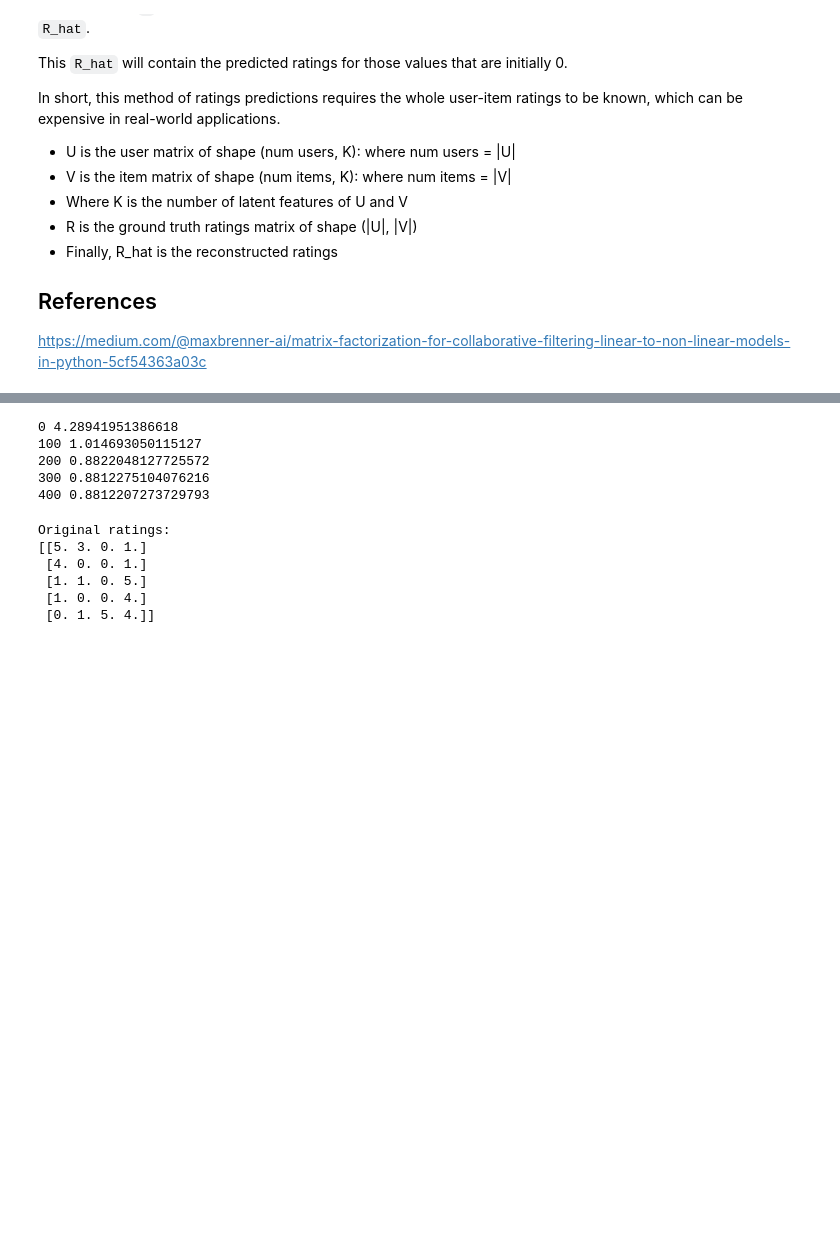
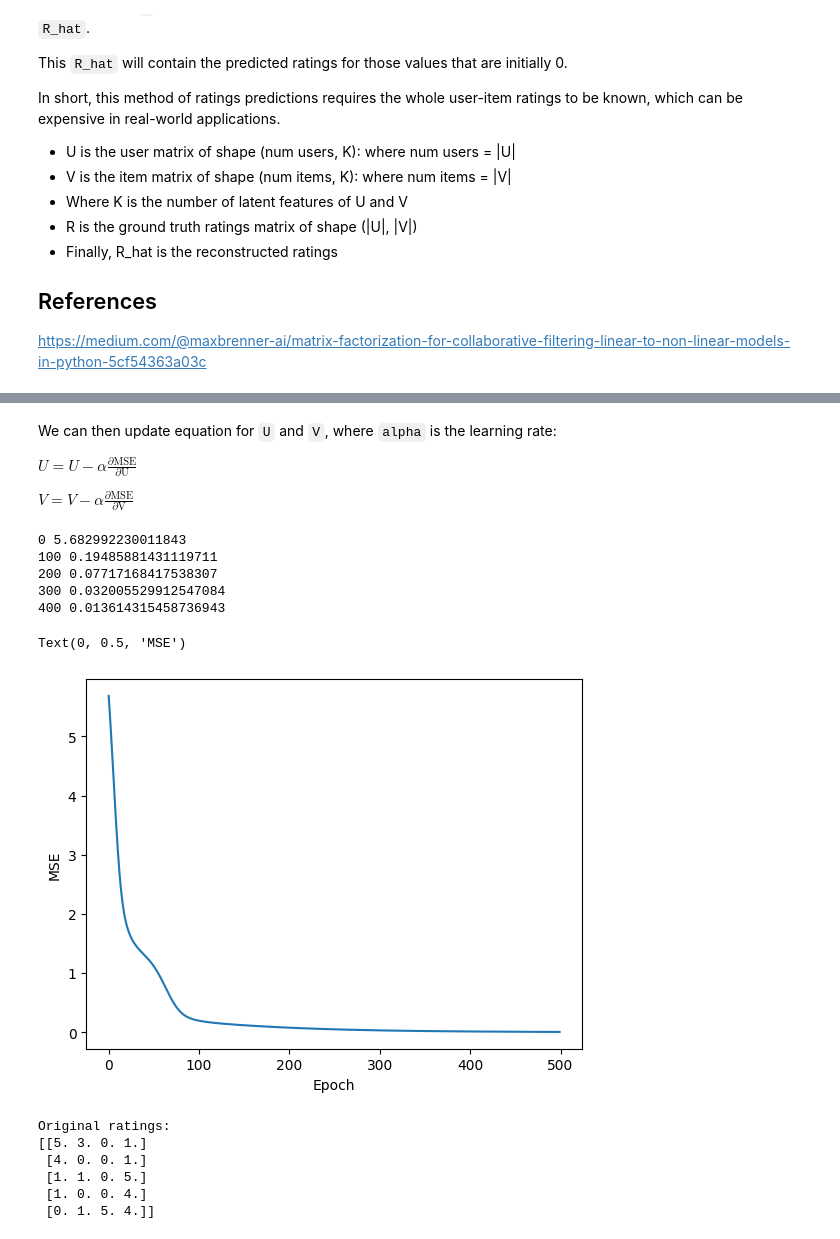
Before and after one commit to alextanhongpin/matrix-factorization, a Jupyter notebook: 09_matrix_factorization.ipynb, the cells around one changed output, grey strips where cells are left out. Cells and saved outputs as stored; diff of their text form; code cells hidden in the pictures; blank space fills up the shorter version.

```diff
--- a/09_matrix_factorization.ipynb
+++ b/09_matrix_factorization.ipynb
@@ -27,6 +28,12 @@ $MSE = \frac{1}{N}\sum^N_{i=1}[R_i-\hat{R_i}]^2$
 In order to calculate the loss, this cost function above must be differentiable:
 
 ![image.png](attachment:fe848011-298a-4944-a43d-91bd412d890a.png)![image.png](attachment:61525b65-2839-4965-b374-8d3f7013598e.png)
+# %% [markdown]
+We can then update equation for `U` and `V`, where `alpha` is the learning rate:
+
+$U = U - \alpha\frac{\partial\text{MSE}}{\partial\text{U}}$
+
+$V = V - \alpha\frac{\partial\text{MSE}}{\partial\text{V}}$
 # %%
 R = np.array(
     [
@@ -49,30 +56,42 @@ U = np.random.rand(n_user, K)
 V = np.random.rand(n_item, K)
 N = n_user * n_item
 
+mse = []
+
 T = 500  # Epochs
 alpha = 0.1  # learning rate
 
 for t in range(T):
     # Reconstruct the rating matrix.
     R_hat = U @ V.T
-
+    mask = R > 0
+    error = (R - R_hat) * mask
     # The loss should decrease over time.
-    loss = np.square(R - R_hat).mean()
+    loss = np.square(error).mean()
+    mse.append(loss)
     if t % 100 == 0:
         print(t, loss)
 
     # The loss for U, V.
-    U_grad = -2.0 / N * (R - R_hat) @ V
-    V_grad = -2.0 / N * (R - R_hat).T @ U
+
+    U_grad = -2.0 / N * (error) @ V
+    V_grad = -2.0 / N * (error).T @ U
 
     U -= alpha * U_grad
     V -= alpha * V_grad
 # %% [output]
-0 4.28941951386618
-100 1.014693050115127
-200 0.8822048127725572
-300 0.8812275104076216
-400 0.8812207273729793
+0 5.682992230011843
+100 0.19485881431119711
+200 0.07717168417538307
+300 0.032005529912547084
+400 0.013614315458736943
+# %%
+plt.plot(mse)
+plt.xlabel("Epoch")
+plt.ylabel("MSE")
+# %% [output]
+Text(0, 0.5, 'MSE')
+[figure, added]
 # %%
 print("Original ratings:")
 print(R)
```
Also changed, not shown: parts of 11 cells of this notebook.
